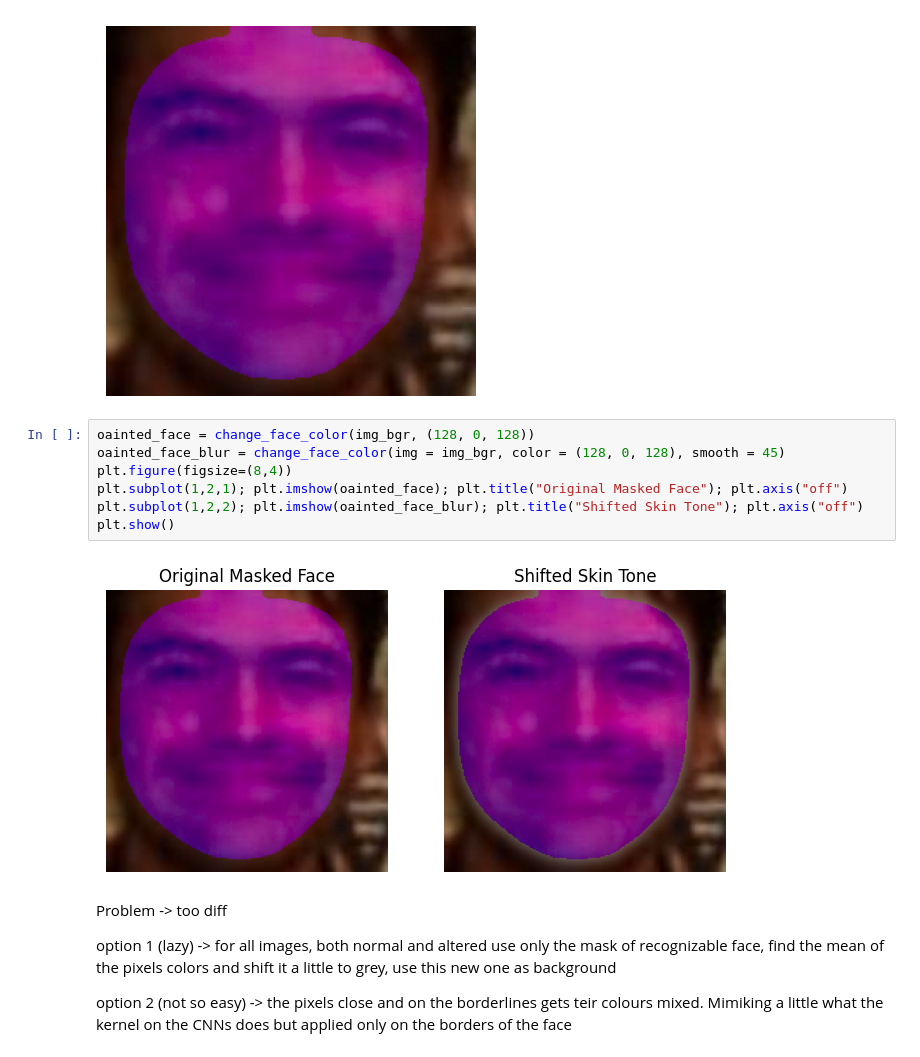
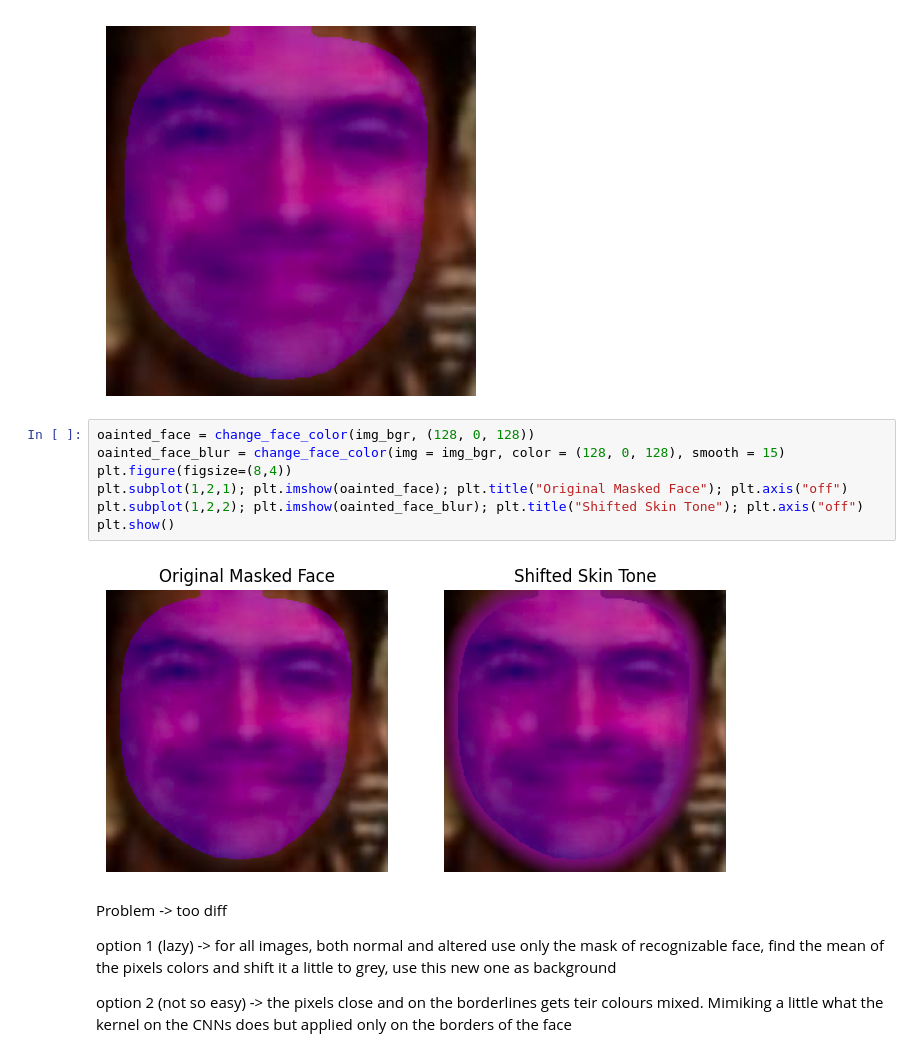
Before and after one commit to BOB-o-rabanete/Colored_Faces, a Jupyter notebook: main.ipynb, the cells around one changed output. Drawn from its saved outputs; the diff is of its cells as text.

Commit message:
.blur but not great

```diff
--- a/main.ipynb
+++ b/main.ipynb
@@ -134,13 +135,13 @@ plt.show()
 [figure]
 # %%
 oainted_face = change_face_color(img_bgr, (128, 0, 128))
-oainted_face_blur = change_face_color(img = img_bgr, color = (128, 0, 128), smooth = 45)
+oainted_face_blur = change_face_color(img = img_bgr, color = (128, 0, 128), smooth = 15)
 plt.figure(figsize=(8,4))
 plt.subplot(1,2,1); plt.imshow(oainted_face); plt.title("Original Masked Face"); plt.axis("off")
 plt.subplot(1,2,2); plt.imshow(oainted_face_blur); plt.title("Shifted Skin Tone"); plt.axis("off")
 plt.show()
 # %% [output]
-[figure, old version]
+[figure, new version]
 # %% [markdown]
 Problem -> too diff
 
```
Also changed, not shown: parts of 1 cell of this notebook, 1 other file.
